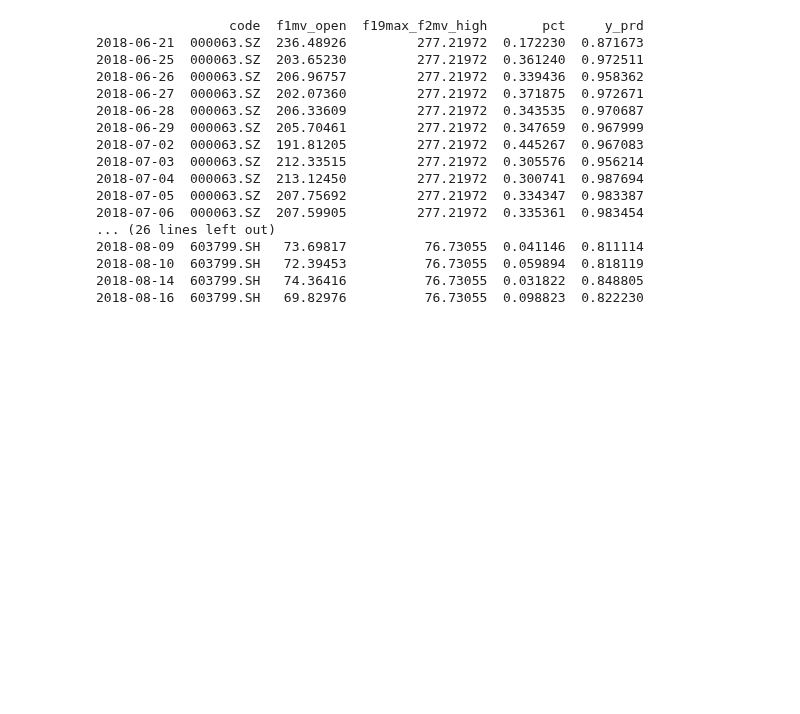
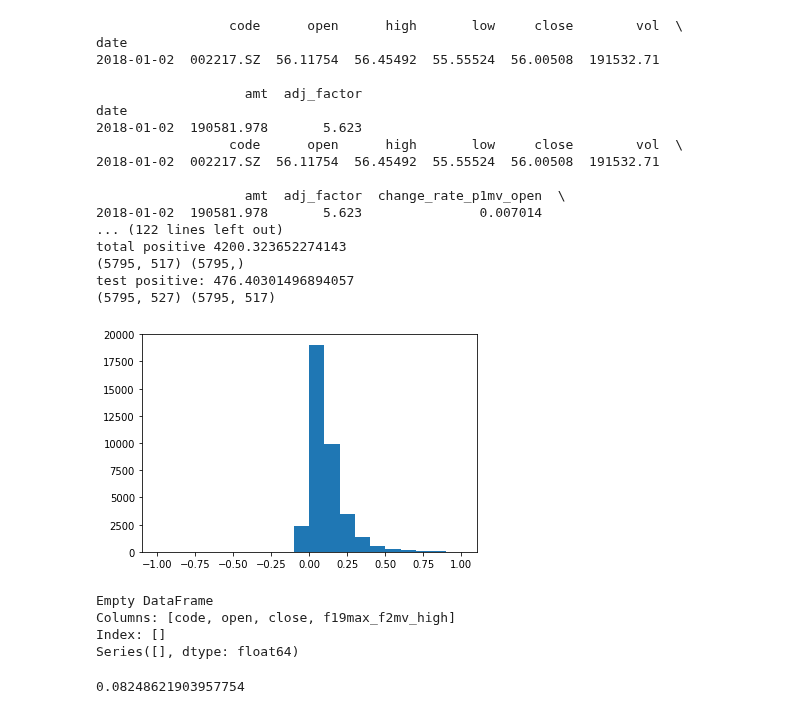
Before and after one commit to Bantorra0/Quant, a Jupyter notebook: test_models.ipynb, the cells around one changed output. Drawn from its saved outputs; the diff is of its cells as text; code cells hidden in the pictures; blank space fills up the shorter version.

```diff
--- a/test_models.ipynb
+++ b/test_models.ipynb
@@ -541,0 +98,33 @@ test positive: 936.0
+# %%
+data = gen_dataset(label_type=None)
+# %% [output]
+                 code      open      high       low     close        vol  \
+date
+2018-01-02  002217.SZ  56.11754  56.45492  55.55524  56.00508  191532.71
+
+                   amt  adj_factor
+date
+2018-01-02  190581.978       5.623
+                 code      open      high       low     close        vol  \
+2018-01-02  002217.SZ  56.11754  56.45492  55.55524  56.00508  191532.71
+
+                   amt  adj_factor  change_rate_p1mv_open  \
+2018-01-02  190581.978       5.623               0.007014
+... (122 lines left out)
+total positive 4200.323652274143
+(5795, 517) (5795,)
+test positive: 476.40301496894057
+(5795, 527) (5795, 517)
+[figure, added]
+# %%
+(X_train, y_train), (X_test, y_test), (X_train_full, X_test_full),_ = data
+print(X_test_full[X_test_full["f19max_f2mv_high"].isna()].loc[:,["code",
+                                                                 "open",
+                                                                 "close",
+                                                                 "f19max_f2mv_high"]])
+print(y_test[y_test.isna()])
+# %% [output]
+Empty DataFrame
+Columns: [code, open, close, f19max_f2mv_high]
+Index: []
+Series([], dtype: float64)
@@ -558,27 +171,11 @@ for clf, c in zip(clfs, colors):
-# %%
-y_prd = y_prd_list[1][2]
-prd_inc = X_test_full[y_prd[:,0]<0.2][["code","f1mv_open",
-                                       # "f20max_f1mv_high",
-                                       "f19max_f2mv_high"]]
-prd_inc["pct"] = prd_inc["f19max_f2mv_high"]/prd_inc["f1mv_open"]-1
-prd_inc["y_prd"]=y_prd[:,1][y_prd[:,0]<0.2]
-for code, df in prd_inc.groupby(["code"]):
-    print(df)
-# %% [output]
-                 code  f1mv_open  f19max_f2mv_high       pct     y_prd
-2018-06-21  000063.SZ  236.48926         277.21972  0.172230  0.871673
-2018-06-25  000063.SZ  203.65230         277.21972  0.361240  0.972511
-2018-06-26  000063.SZ  206.96757         277.21972  0.339436  0.958362
-2018-06-27  000063.SZ  202.07360         277.21972  0.371875  0.972671
-2018-06-28  000063.SZ  206.33609         277.21972  0.343535  0.970687
-2018-06-29  000063.SZ  205.70461         277.21972  0.347659  0.967999
-2018-07-02  000063.SZ  191.81205         277.21972  0.445267  0.967083
-2018-07-03  000063.SZ  212.33515         277.21972  0.305576  0.956214
-2018-07-04  000063.SZ  213.12450         277.21972  0.300741  0.987694
-2018-07-05  000063.SZ  207.75692         277.21972  0.334347  0.983387
-2018-07-06  000063.SZ  207.59905         277.21972  0.335361  0.983454
-... (26 lines left out)
-2018-08-09  603799.SH   73.69817          76.73055  0.041146  0.811114
-2018-08-10  603799.SH   72.39453          76.73055  0.059894  0.818119
-2018-08-14  603799.SH   74.36416          76.73055  0.031822  0.848805
-2018-08-16  603799.SH   69.82976          76.73055  0.098823  0.822230
+# %%
+_,_, (_, X_test_full) = data
+inc = X_test_full[["code","f1mv_open",
+                   "f19max_f2mv_high"]].copy()
+inc["pct"] = inc["f19max_f2mv_high"]/inc["f1mv_open"]-1
+y0 = inc["pct"].mean()
+print(y0)
+x0 = np.arange(11)*0.1
+y0 = np.ones(x0.shape)*y0
+# %% [output]
+0.08248621903957754
```
Also changed, not shown: parts of 13 cells of this notebook, 8 other files.
